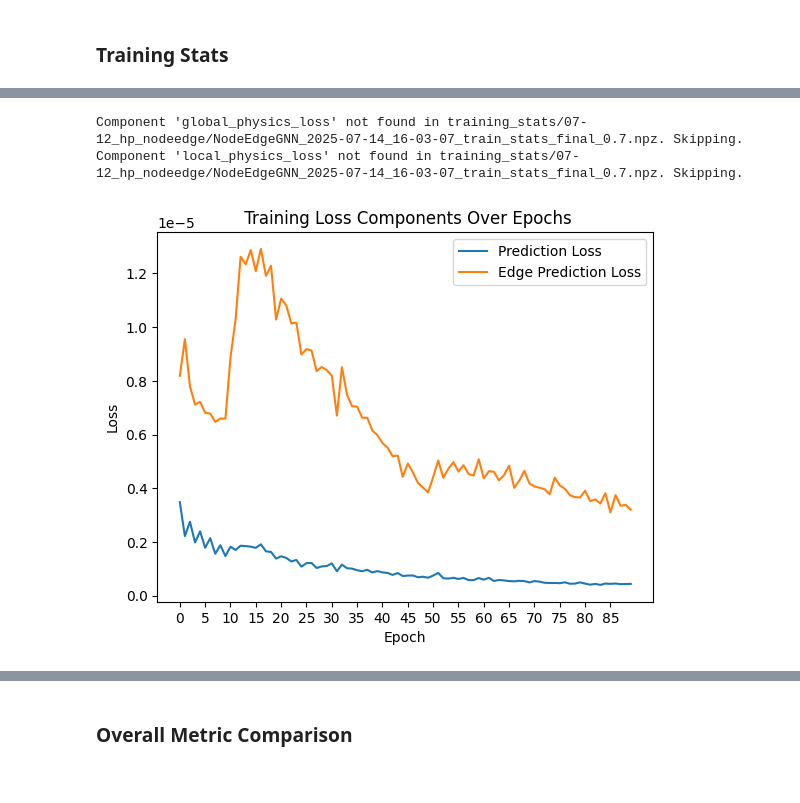
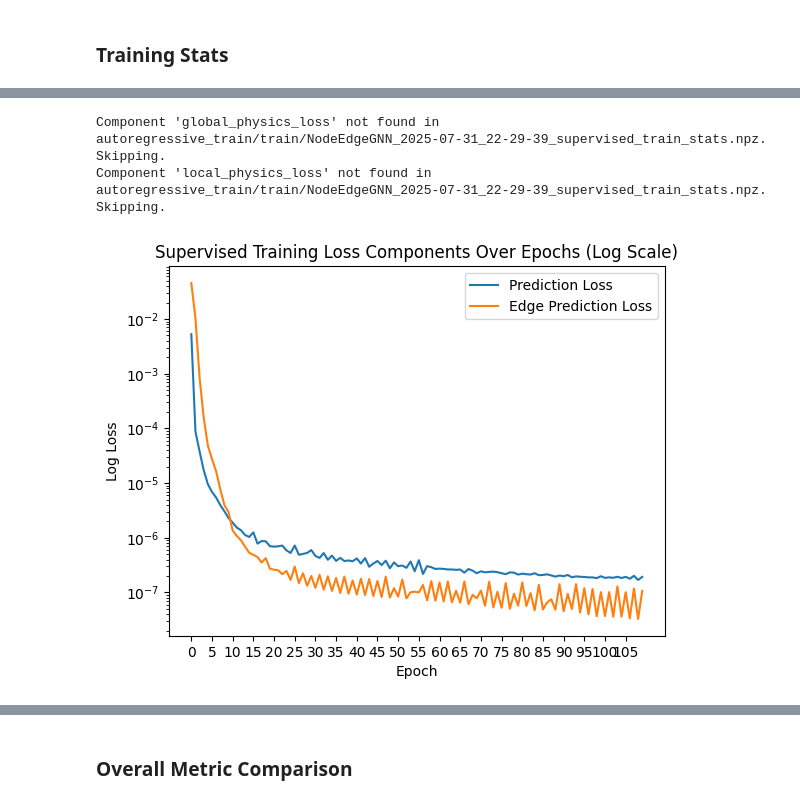
Before and after one commit to acostacos/dual_flood_gnn, a Jupyter notebook: view_results.ipynb, the cells around one changed output, grey strips where cells are left out. Saved outputs shown, nothing was run; the diff lists cells and outputs as text; code cells hidden in the pictures.

Commit message:
Add results for autoregressive training

```diff
--- a/view_results.ipynb
+++ b/view_results.ipynb
@@ -76,5 +58,5 @@ labels = None
 # %%
-def plot_training_loss_for_all_models(stats_paths: list[str], metric: str, start_epoch: int = 0, labels = None):
+def plot_training_loss_for_all_models(stats_paths: list[str], metric: str, start_epoch: int = 0, labels = None, log_scale: bool = False):
     is_metric_present = False
     for i, path in enumerate(stats_paths):
         label = labels[i] if labels is not None else path.split('/')[-1].split('_')[0]
@@ -84,22 +66,30 @@ def plot_training_loss_for_all_models(stats_paths: list[str], metric: str, start
 
         is_metric_present = True
         train_loss = train_stats[metric][start_epoch:]
-        plt.plot(train_loss, label=label)
+        color = f'C{i % 10}'
+        plt.plot(train_loss, label=label, color=color)
 
     if not is_metric_present:
         print(f"Metric '{metric}' not found in any of the provided training stats paths.")
         return
 
     title = metric.replace('_', ' ').title()
-    plt.title(f'{title} Over Epochs')
-    plt.xticks(np.arange(len(train_loss), step=5))
-    plt.ylabel('Loss')
+
+    if log_scale:
+        plt.yscale('log')
+        plt.ylabel('Log Loss')
+        plt.title(f'Train {title} (Log Scale)')
+    else:
+        plt.ylabel('Loss')
+        plt.title(f'Train {title}')
+
+    # plt.xticks(np.arange(len(train_loss), step=5))
     plt.xlabel('Epoch')
     plt.legend()
     plt.show()
 
-start_epoch = 10
+start_epoch = 0
 metrics = ['train_epoch_loss', 'prediction_loss', 'edge_prediction_loss', 'global_physics_loss', 'orig_global_physics_loss', 'local_physics_loss', 'orig_local_physics_loss']
 for metric in metrics:
-    plot_training_loss_for_all_models(training_stats_paths, metric, start_epoch=start_epoch, labels=labels)
+    plot_training_loss_for_all_models(training_stats_paths, metric, start_epoch=start_epoch, labels=labels, log_scale=True)
 # %% [output]
@@ -111,37 +101,43 @@ Metric 'orig_global_physics_loss' not found in any of the provided training stat
 Metric 'local_physics_loss' not found in any of the provided training stats paths.
 Metric 'orig_local_physics_loss' not found in any of the provided training stats paths.
 # %%
-def plot_individual_training_loss(path: str, start_epoch: int = 0, model_label: str = None):
+def plot_individual_training_loss(path: str, start_epoch: int = 0, model_label: str = '', log_scale: bool = False):
     loss_components = ['prediction_loss', 'global_physics_loss', 'local_physics_loss']
 
     model_name = os.path.basename(path).split('_')[0]
     if model_name == 'NodeEdgeGNN':
         loss_components.append('edge_prediction_loss')
 
     for component in loss_components:
         train_loss = np.load(path, allow_pickle=True)
         if component not in train_loss:
             print(f"Component '{component}' not found in {path}. Skipping.")
             continue
 
         train_loss = train_loss[component][start_epoch:]
         label = component.replace('_', ' ').title()
         plt.plot(train_loss, label=label)
 
-    plt.title(f'{model_label if model_label is not None else ''} Training Loss Components Over Epochs')
+    if log_scale:
+        plt.yscale('log')
+        plt.ylabel('Log Loss')
+        plt.title(f'{model_label} Training Loss Components Over Epochs (Log Scale)')
+    else:
+        plt.ylabel('Loss')
+        plt.title(f'{model_label} Training Loss Components Over Epochs')
+
     plt.xticks(np.arange(len(train_loss), step=5))
-    plt.ylabel('Loss')
     plt.xlabel('Epoch')
     plt.legend()
     plt.show()
 
 PATH_IDX = 0
 label = labels[PATH_IDX] if labels is not None else None
-plot_individual_training_loss(training_stats_paths[PATH_IDX], start_epoch=start_epoch, model_label=label)
+plot_individual_training_loss(training_stats_paths[PATH_IDX], start_epoch=start_epoch, model_label=label, log_scale=True)
 # %% [output]
-Component 'global_physics_loss' not found in training_stats/07-12_hp_nodeedge/NodeEdgeGNN_2025-07-14_16-03-07_train_stats_final_0.7.npz. Skipping.
-Component 'local_physics_loss' not found in training_stats/07-12_hp_nodeedge/NodeEdgeGNN_2025-07-14_16-03-07_train_stats_final_0.7.npz. Skipping.
+Component 'global_physics_loss' not found in autoregressive_train/train/NodeEdgeGNN_2025-07-31_22-29-39_supervised_train_stats.npz. Skipping.
+Component 'local_physics_loss' not found in autoregressive_train/train/NodeEdgeGNN_2025-07-31_22-29-39_supervised_train_stats.npz. Skipping.
-[figure, old version]
+[figure, new version]
 # %%
 # def plot_individual_training_loss_ratio(path: str, start_epoch: int = 0, model_label: str = None):
 #     loss_ratios = ['loss_ratios']
```
Also changed, not shown: parts of 15 cells of this notebook.
